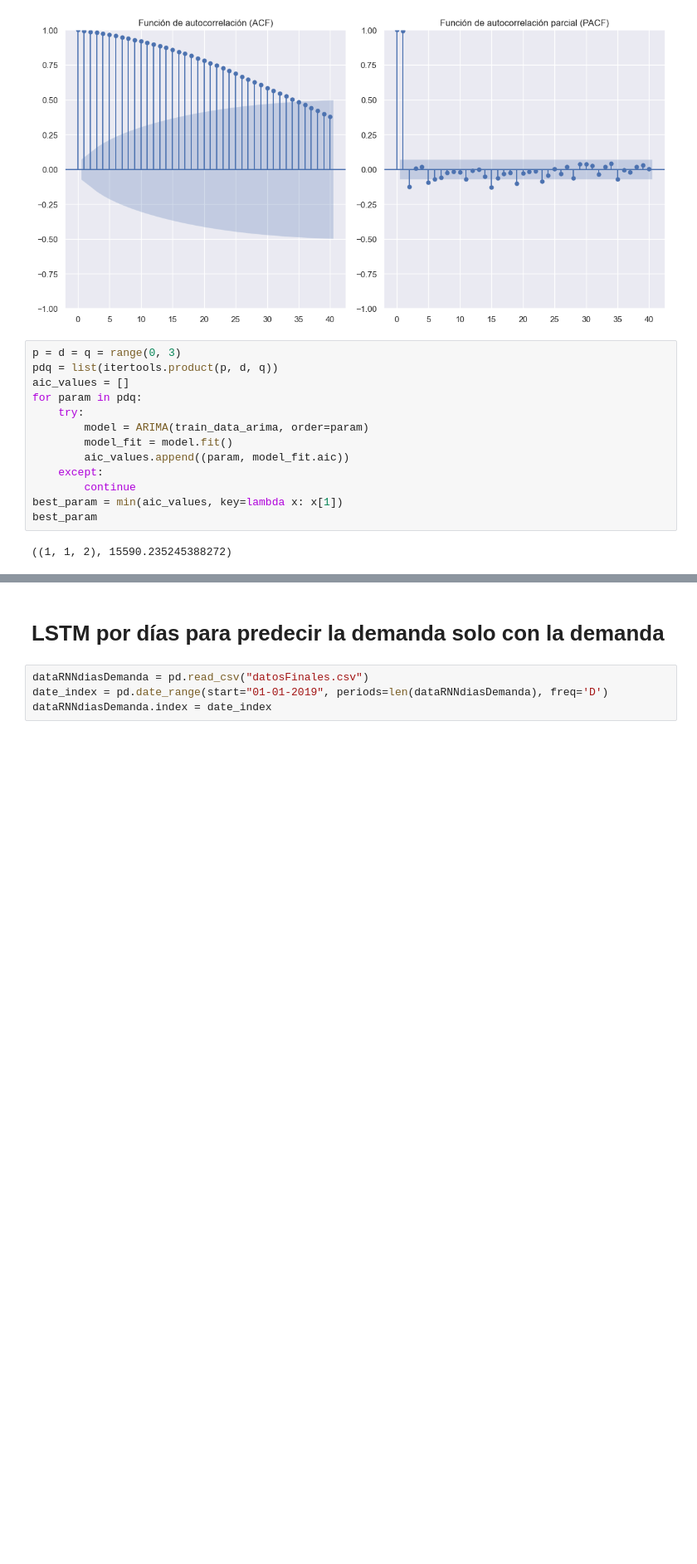
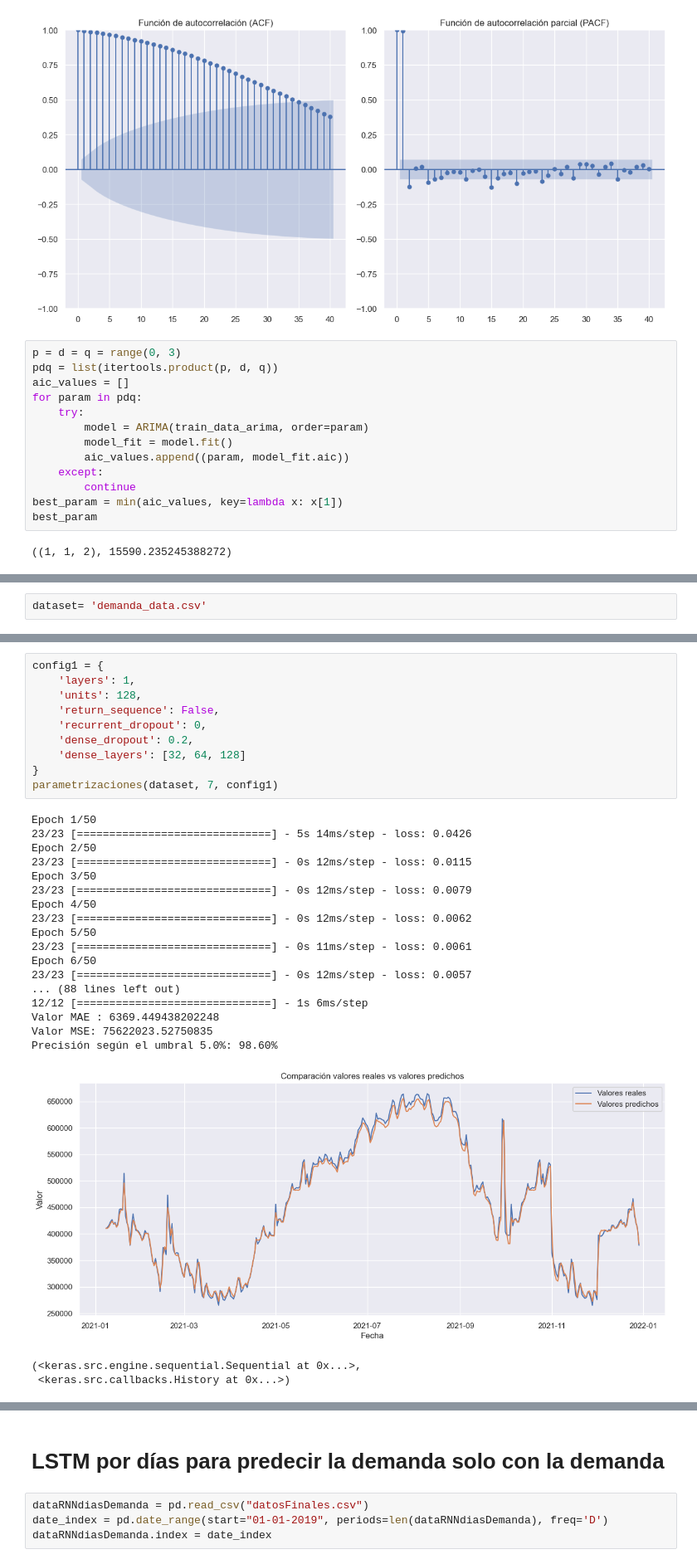
Before and after one commit to Josdelser/Prosumer-TFM, a Jupyter notebook: MLE-ProsumerFinal.ipynb, the cells around one changed output, grey strips where cells are left out. Shown at 83% size. Drawn from its saved outputs; the diff is of its cells as text; blank space fills up the shorter version.

Commit message:
mejor parametrizacion realizada

```diff
--- a/MLE-ProsumerFinal.ipynb
+++ b/MLE-ProsumerFinal.ipynb
@@ -1084,0 +1087,2 @@ Warnings:
+# %%
+dataset= 'demanda_data.csv'
@@ -1084,0 +1166,31 @@ Warnings:
+# %%
+config1 = {
+    'layers': 1,
+    'units': 128,
+    'return_sequence': False,
+    'recurrent_dropout': 0,
+    'dense_dropout': 0.2,
+    'dense_layers': [32, 64, 128]
+}
+parametrizaciones(dataset, 7, config1)
+# %% [output]
+Epoch 1/50
+23/23 [==============================] - 5s 14ms/step - loss: 0.0426
+Epoch 2/50
+23/23 [==============================] - 0s 12ms/step - loss: 0.0115
+Epoch 3/50
+23/23 [==============================] - 0s 12ms/step - loss: 0.0079
+Epoch 4/50
+23/23 [==============================] - 0s 12ms/step - loss: 0.0062
+Epoch 5/50
+23/23 [==============================] - 0s 11ms/step - loss: 0.0061
+Epoch 6/50
+23/23 [==============================] - 0s 12ms/step - loss: 0.0057
+... (88 lines left out)
+12/12 [==============================] - 1s 6ms/step
+Valor MAE : 6369.449438202248
+Valor MSE: 75622023.52750835
+Precisión según el umbral 5.0%: 98.60%
+[figure, added]
+(<keras.src.engine.sequential.Sequential at 0x...>,
+ <keras.src.callbacks.History at 0x...>)
```
Also changed, not shown: parts of 31 cells of this notebook, 1 other file.
